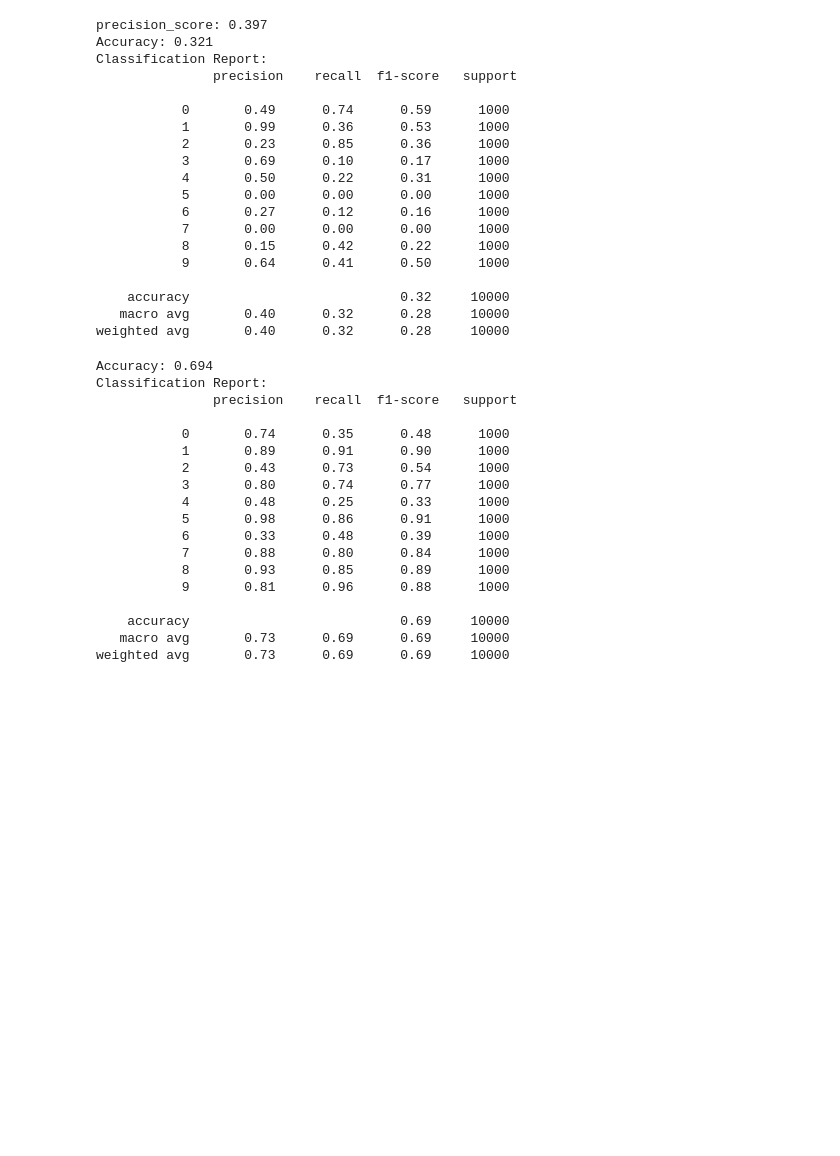
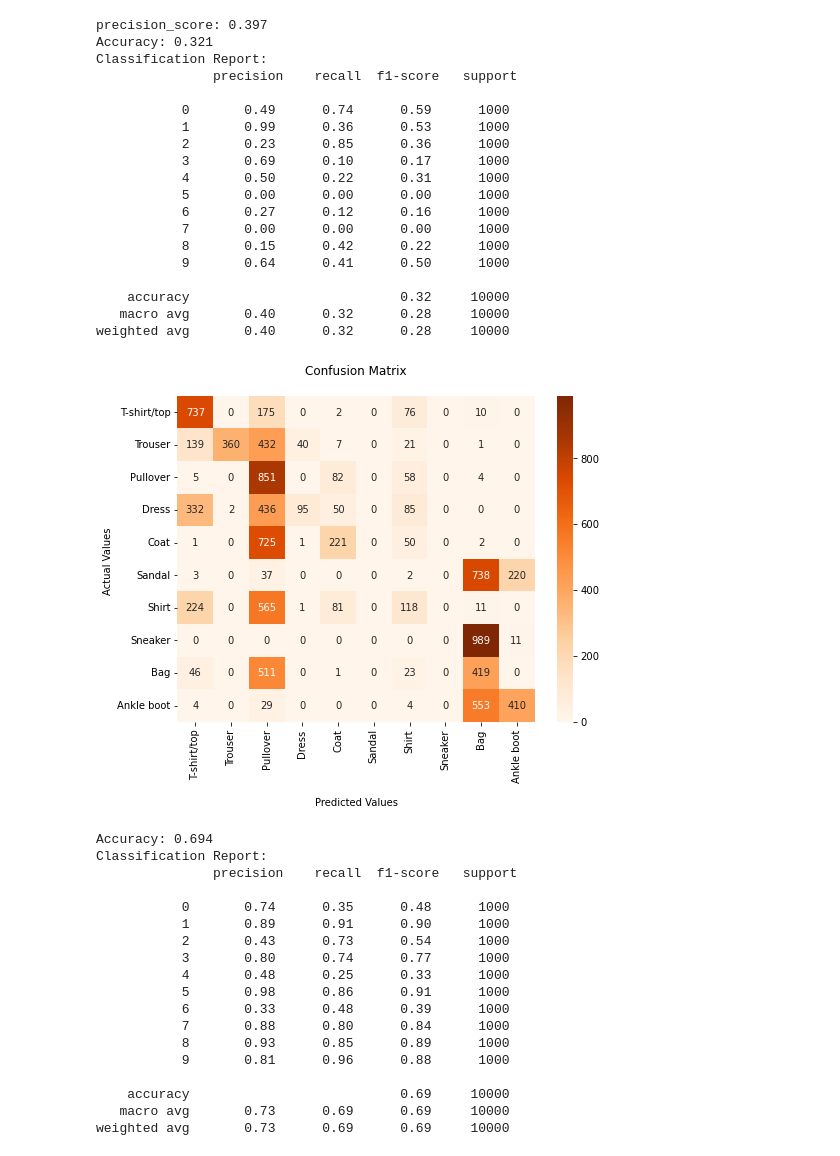
Before and after one commit to NoaAmichai/Fashion-MNIST, a Jupyter notebook: Fashion_MNIST_Project.ipynb, the cells around one changed output. Drawn from its saved outputs; the diff is of its cells as text; code cells hidden in the pictures; blank space fills up the shorter version.

```diff
--- a/Fashion_MNIST_Project.ipynb
+++ b/Fashion_MNIST_Project.ipynb
@@ -57,0 +68,7 @@ X_train.shape
+# %%
+# Before we try real models, we will try a dummyClassifier. we will try to get high score than the dummyModel.
+from sklearn.dummy import DummyClassifier
+dummy_clf = DummyClassifier(strategy="most_frequent", random_state=0)
+dummy_clf.fit(X_train, y_train)
+dummy_clf.predict(X_train)
+print("The DummyClassifier score is:" ,dummy_clf.score(X_test, y_test))
@@ -88,6 +108,23 @@ Classification Report:
     accuracy                           0.32     10000
    macro avg       0.40      0.32      0.28     10000
 weighted avg       0.40      0.32      0.28     10000
+# %%
+from sklearn.metrics import confusion_matrix
+
+cf_matrix = confusion_matrix(y_test, y_pred)
+fig, ax = plt.subplots(figsize=(8,6))
+ax = sns.heatmap(cf_matrix, annot=True, fmt='', cmap='Oranges')
+ax.set_title('Confusion Matrix\n');
+ax.set_xlabel('\nPredicted Values')
+ax.set_ylabel('Actual Values ');
+ax.xaxis.set_ticklabels(["T-shirt/top", "Trouser", "Pullover", "Dress", "Coat",
+               "Sandal", "Shirt", "Sneaker", "Bag", "Ankle boot"],rotation=90)
+ax.yaxis.set_ticklabels(["T-shirt/top", "Trouser", "Pullover", "Dress", "Coat",
+               "Sandal", "Shirt", "Sneaker", "Bag", "Ankle boot"],rotation=0)
+
+plt.show()
+# %% [output]
+[figure, added]
 # %%
 # RandomForestClassifier
 from sklearn.ensemble import RandomForestClassifier
```
Also changed, not shown: parts of 18 cells of this notebook.
